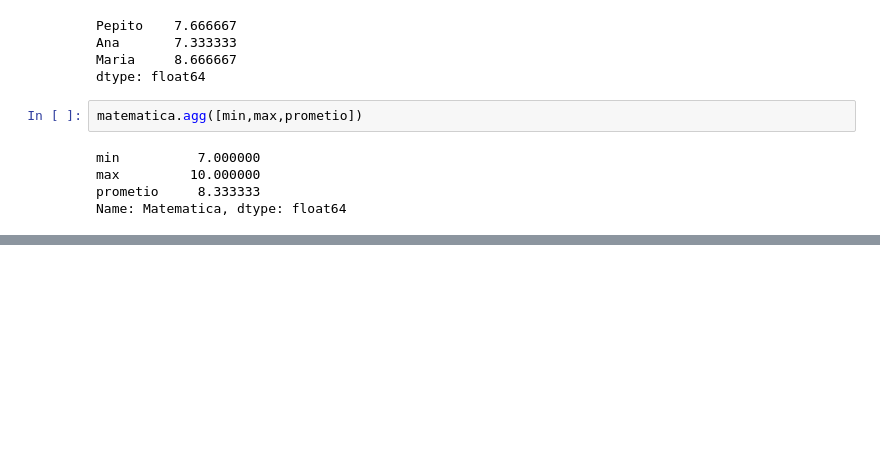
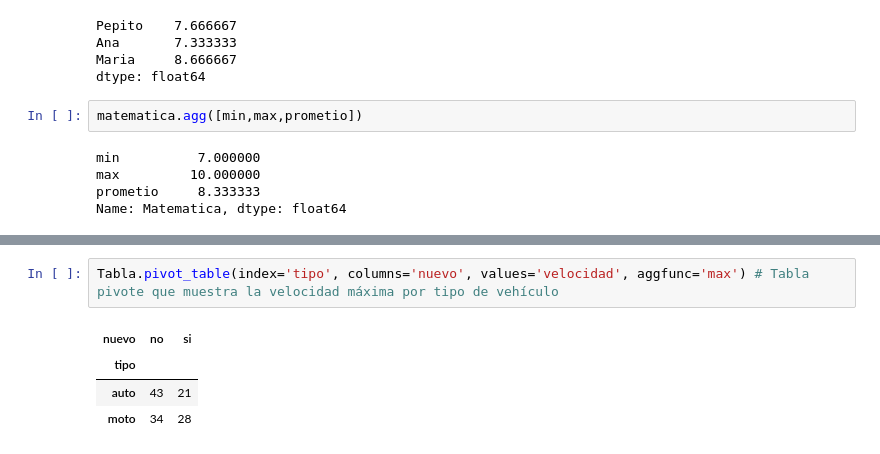
Before and after one commit to Gael-M0/PracticaUDM, a Jupyter notebook: udemy/Python_DataScience/pandas.ipynb, the cells around one changed output, grey strips where cells are left out. Cells and saved outputs as stored; diff of their text form; blank space fills up the shorter version.

```diff
--- a/udemy/Python_DataScience/pandas.ipynb
+++ b/udemy/Python_DataScience/pandas.ipynb
@@ -621,0 +650,7 @@ Name: Matematica, dtype: float64
+# %%
+Tabla.pivot_table(index='tipo', columns='nuevo', values='velocidad', aggfunc='max') # Tabla pivote que muestra la velocidad máxima por tipo de vehículo
+# %% [output]
+| nuevo | no | si |
+| tipo |  |  |
+| auto | 43 | 21 |
+| moto | 34 | 28 |
```
Also changed, not shown: parts of 5 cells of this notebook.
